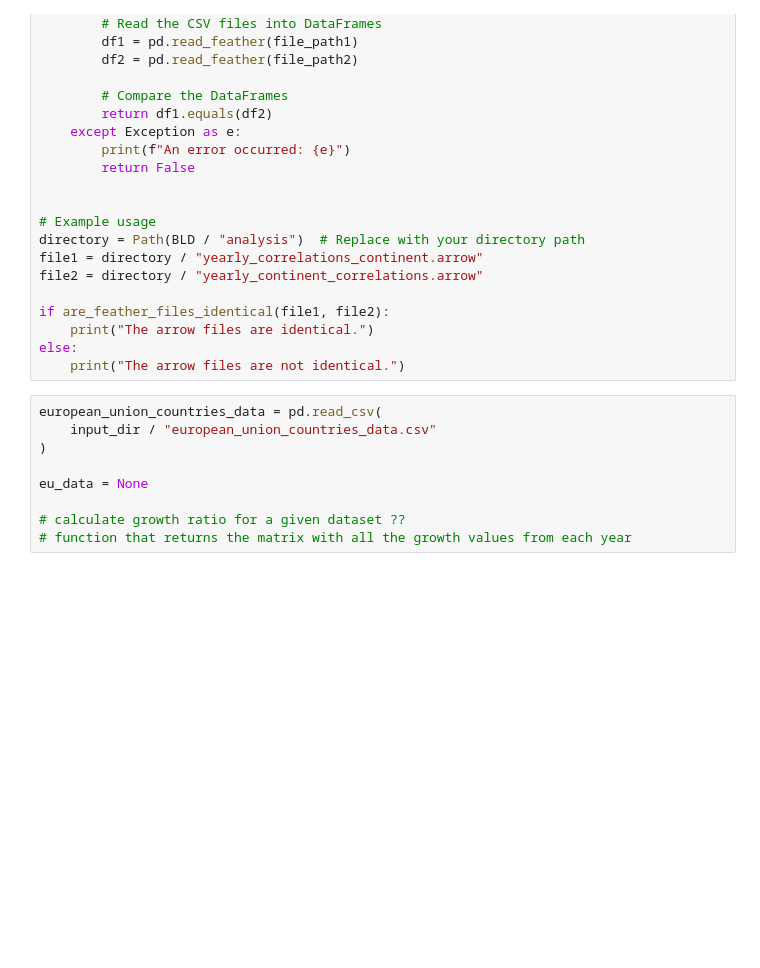
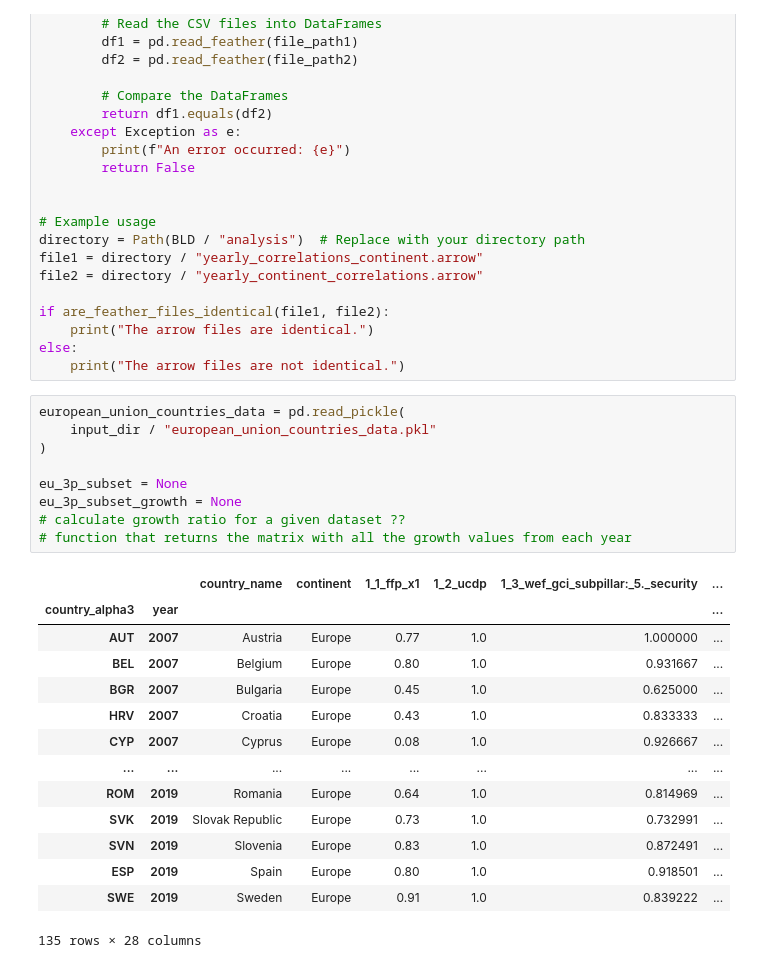
Before and after one commit to sergeimolinari/IDOS-PPP, a Jupyter notebook: src/idos_ppp/data_management/try.ipynb, the cells around one changed output. Saved outputs shown, nothing was run; the diff lists cells and outputs as text; blank space fills up the shorter version.

Commit message:
Try functions growth 3p indexes.

```diff
--- a/src/idos_ppp/data_management/try.ipynb
+++ b/src/idos_ppp/data_management/try.ipynb
@@ -349,11 +436,26 @@ if are_feather_files_identical(file1, file2):
 else:
     print("The arrow files are not identical.")
 # %%
-european_union_countries_data = pd.read_csv(
-    input_dir / "european_union_countries_data.csv"
+european_union_countries_data = pd.read_pickle(
+    input_dir / "european_union_countries_data.pkl"
 )
 
-eu_data = None
-
+eu_3p_subset = None
+eu_3p_subset_growth = None
 # calculate growth ratio for a given dataset ??
 # function that returns the matrix with all the growth values from each year
+# %% [output]
+|  |  | country_name | continent | 1_1_ffp_x1 | 1_2_ucdp | 1_3_wef_gci_subpillar:_5._security | ... |
+| country_alpha3 | year |  |  |  |  |  | ... |
+| AUT | 2007 | Austria | Europe | 0.77 | 1.0 | 1.000000 | ... |
+| BEL | 2007 | Belgium | Europe | 0.80 | 1.0 | 0.931667 | ... |
+| BGR | 2007 | Bulgaria | Europe | 0.45 | 1.0 | 0.625000 | ... |
+| HRV | 2007 | Croatia | Europe | 0.43 | 1.0 | 0.833333 | ... |
+| CYP | 2007 | Cyprus | Europe | 0.08 | 1.0 | 0.926667 | ... |
+| ... | ... | ... | ... | ... | ... | ... | ... |
+| ROM | 2019 | Romania | Europe | 0.64 | 1.0 | 0.814969 | ... |
+| SVK | 2019 | Slovak Republic | Europe | 0.73 | 1.0 | 0.732991 | ... |
+| SVN | 2019 | Slovenia | Europe | 0.83 | 1.0 | 0.872491 | ... |
+| ESP | 2019 | Spain | Europe | 0.80 | 1.0 | 0.918501 | ... |
+| SWE | 2019 | Sweden | Europe | 0.91 | 1.0 | 0.839222 | ... |
+135 rows × 28 columns
```
Also changed, not shown: parts of 13 cells of this notebook.
